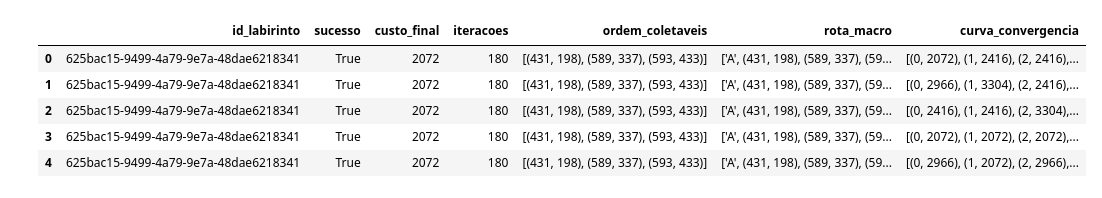
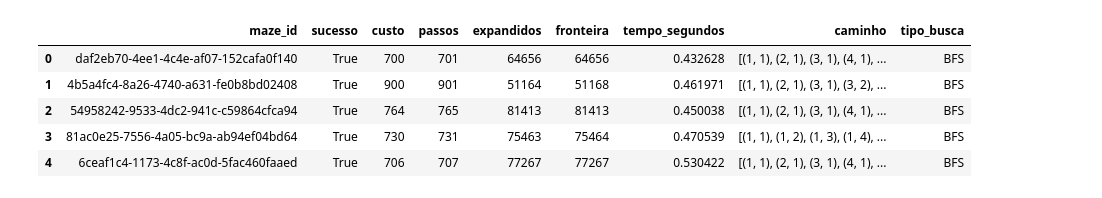
Before and after one commit to rTanure/maze-solving-ai-agent, a Jupyter notebook: notebooks/aaaaa.ipynb, the cells around one changed output. Cells and saved outputs as stored; diff of their text form; code cells hidden in the pictures.

```diff
--- a/notebooks/aaaaa.ipynb
+++ b/notebooks/aaaaa.ipynb
@@ -3,14 +3,28 @@ import pandas as pd
 import seaborn as sns
 import matplotlib.pyplot as plt
 # %%
-df_bfs = pd.read_csv("../datasets/resultados_simulated_annealing.csv")
+arquivos_classicos = {
+    "BFS": "resultado_bfs.csv",
+    "DFS": "resultado_dfs.csv",
+    "UCS": "resultado_ucs.csv",
+    "Gulosa": "resultado_guloso.csv",
+    "A*": "resultado_a_star.csv",
+}
+
+frames = []
+for tipo_busca, arquivo in arquivos_classicos.items():
+    df_algoritmo = pd.read_csv(f"../datasets/{arquivo}")
+    df_algoritmo["tipo_busca"] = tipo_busca
+    frames.append(df_algoritmo)
+
+df_buscas = pd.concat(frames, ignore_index=True)
 df_mazes = pd.read_csv("../datasets/mazes.csv")
-df_bfs.head()
+df_buscas.head()
 # %% [output]
-|  | id_labirinto | sucesso | custo_final | iteracoes | ordem_coletaveis | rota_macro | curva_convergencia |
-| 0 | 625bac15-9499-4a79-9e7a-48dae6218341 | True | 2072 | 180 | [(431, 198), (589, 337), (593, 433)] | ['A', (431, 198), (589, 337), (59... | [(0, 2072), (1, 2416), (2, 2416),... |
-| 1 | 625bac15-9499-4a79-9e7a-48dae6218341 | True | 2072 | 180 | [(431, 198), (589, 337), (593, 433)] | ['A', (431, 198), (589, 337), (59... | [(0, 2966), (1, 3304), (2, 2416),... |
-| 2 | 625bac15-9499-4a79-9e7a-48dae6218341 | True | 2072 | 180 | [(431, 198), (589, 337), (593, 433)] | ['A', (431, 198), (589, 337), (59... | [(0, 2416), (1, 2416), (2, 3304),... |
-| 3 | 625bac15-9499-4a79-9e7a-48dae6218341 | True | 2072 | 180 | [(431, 198), (589, 337), (593, 433)] | ['A', (431, 198), (589, 337), (59... | [(0, 2072), (1, 2072), (2, 2072),... |
-| 4 | 625bac15-9499-4a79-9e7a-48dae6218341 | True | 2072 | 180 | [(431, 198), (589, 337), (593, 433)] | ['A', (431, 198), (589, 337), (59... | [(0, 2966), (1, 2072), (2, 2966),... |
+|  | maze_id | sucesso | custo | passos | expandidos | fronteira | tempo_segundos | caminho | tipo_busca |
+| 0 | daf2eb70-4ee1-4c4e-af07-152cafa0f140 | True | 700 | 701 | 64656 | 64656 | 0.432628 | [(1, 1), (2, 1), (3, 1), (4, 1), ... | BFS |
+| 1 | 4b5a4fc4-8a26-4740-a631-fe0b8bd02408 | True | 900 | 901 | 51164 | 51168 | 0.461971 | [(1, 1), (2, 1), (3, 1), (3, 2), ... | BFS |
+| 2 | 54958242-9533-4dc2-941c-c59864cfca94 | True | 764 | 765 | 81413 | 81413 | 0.450038 | [(1, 1), (2, 1), (3, 1), (4, 1), ... | BFS |
+| 3 | 81ac0e25-7556-4a05-bc9a-ab94ef04bd64 | True | 730 | 731 | 75463 | 75464 | 0.470539 | [(1, 1), (1, 2), (1, 3), (1, 4), ... | BFS |
+| 4 | 6ceaf1c4-1173-4c8f-ac0d-5fac460faaed | True | 706 | 707 | 77267 | 77267 | 0.530422 | [(1, 1), (2, 1), (3, 1), (4, 1), ... | BFS |
 # %%
```
Also changed, not shown: parts of 3 cells of this notebook, 2 other files.
